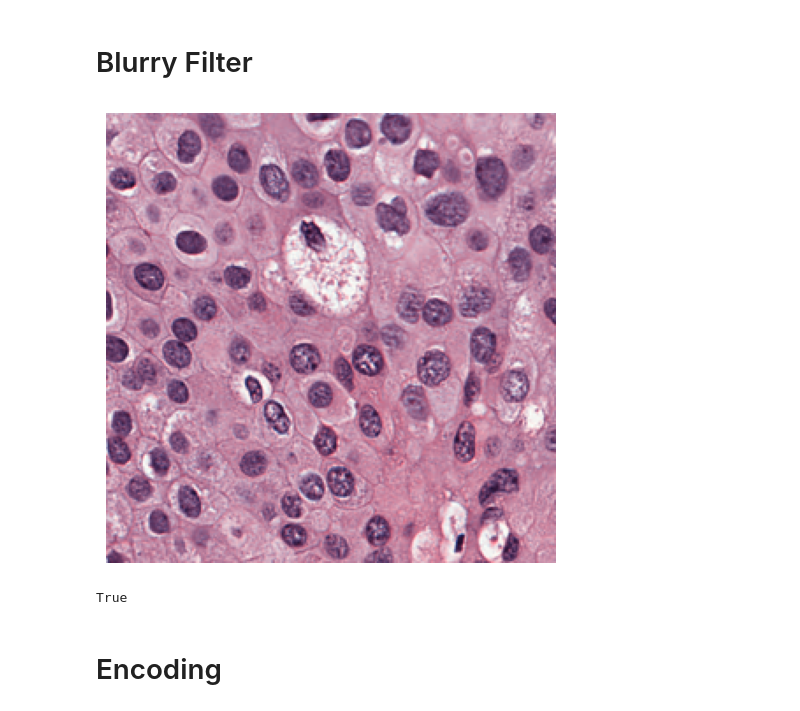
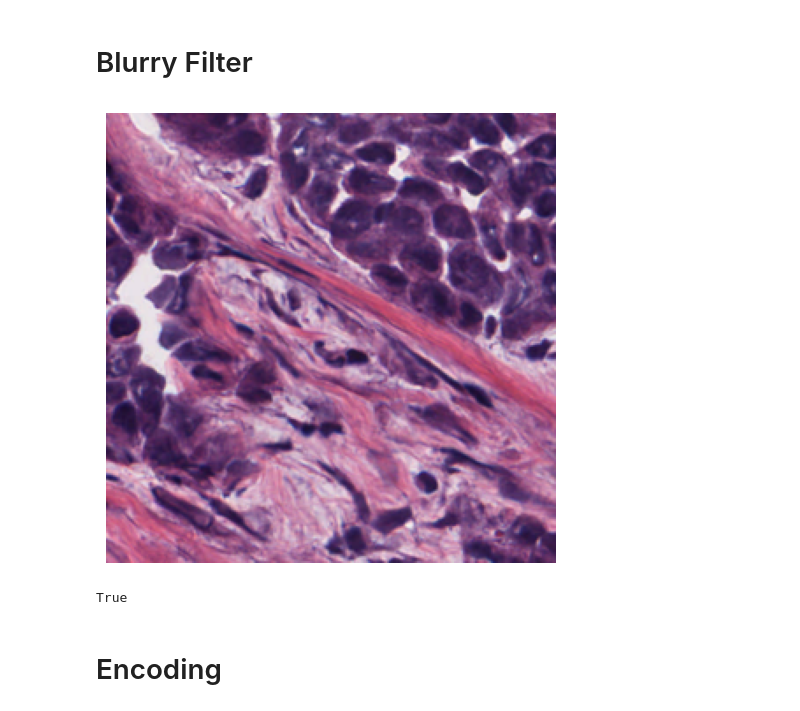
Before and after one commit to lolmomarchal/SlideLab, a Jupyter notebook: Example.ipynb, the cells around one changed output. Saved outputs shown, nothing was run; the diff lists cells and outputs as text; code cells hidden in the pictures.

```diff
--- a/Example.ipynb
+++ b/Example.ipynb
@@ -119,23 +119,23 @@ Blurry Filter
 # %%
 import TileQualityFilters
 from PIL import Image
 
 # (returns true if not blurry)
 
 # can do it in two ways ->
 # direct tile path (returns true if not blurry)
-tile = r"C:\Users\albao\Masters\WSI_test\TCGA-BH-A18M-01Z-00-DX1\normalized_tiles\TCGA-BH-A18M-01Z-00-DX1_tile_w4352_h17152_mag40_size512.png"
+tile = r"C:\Users\albao\Masters\WSI_final\TCGA-A2-A0EU-01A-02-MSB\tiles\TCGA-A2-A0EU-01A-02-MSB_tile_w18176_h7424_mag40_size512_scale64.png"
 plt.imshow(Image.open(tile))
 plt.axis("off")
 plt.tight_layout()
 plt.show()
 print(TileQualityFilters.LaplaceFilter(Image.open(tile)))
 
 # # through SlidePreprocessing
 # tile_information = "your path to a csv with some tile information"
 # blur = SlidePreprocessing.blurry_filter(tile_information, result_path)
 # %% [output]
-[figure, old version]
+[figure, new version]
 True
 # %% [markdown]
 Encoding
```
Also changed, not shown: 2 other files.
